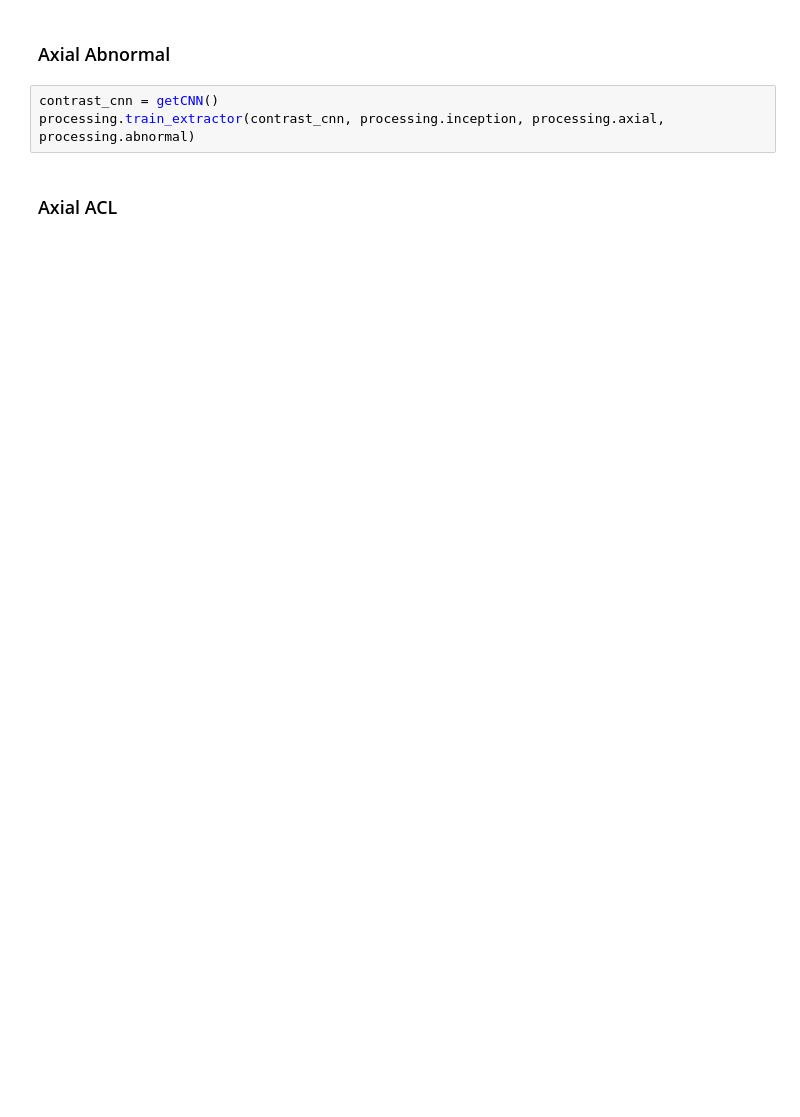
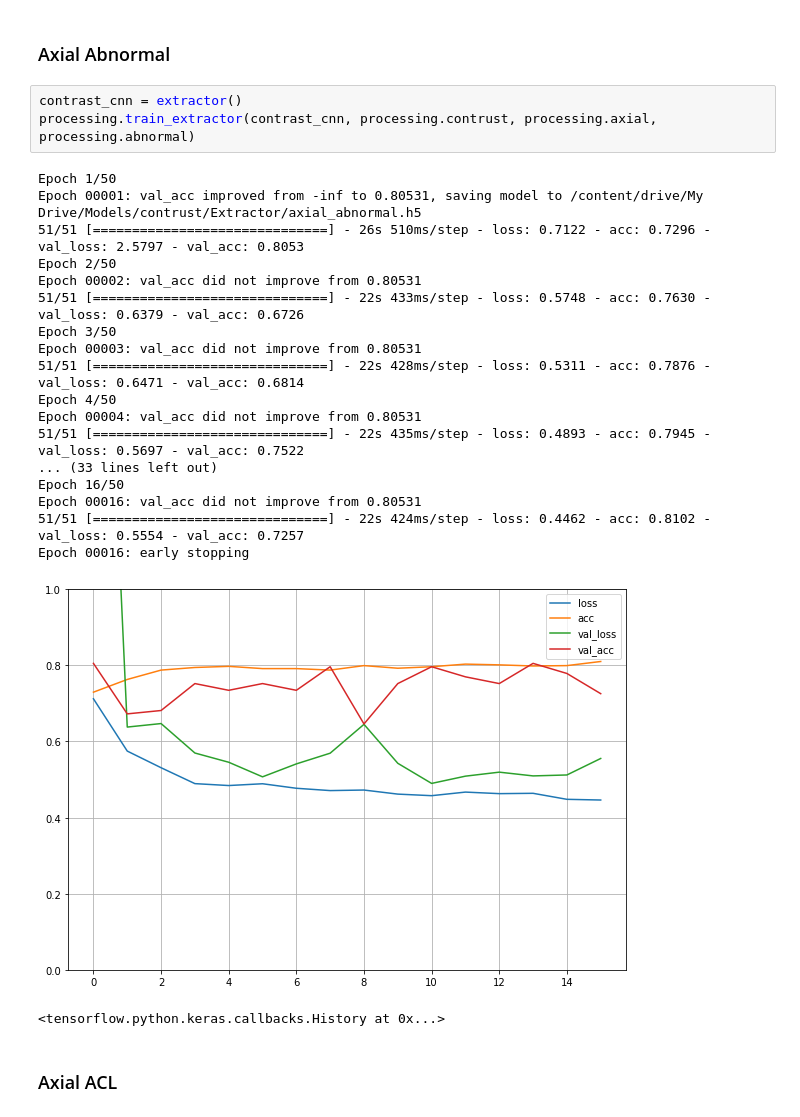
Before and after one commit to Jamaleldin/MRNET-for-Knee-Diagnosis, a Jupyter notebook: MRI_Contrast.ipynb, the cells around one changed output. Drawn from its saved outputs; the diff is of its cells as text; blank space fills up the shorter version.

```diff
--- a/MRI_Contrast.ipynb
+++ b/MRI_Contrast.ipynb
@@ -98,8 +200,28 @@ processing.train_extractor(contrast_cnn, processing.inception, processing.sagitt
 # %% [markdown]
 ### Axial Abnormal
 # %%
-contrast_cnn = getCNN()
-processing.train_extractor(contrast_cnn, processing.inception, processing.axial, processing.abnormal)
+contrast_cnn = extractor()
+processing.train_extractor(contrast_cnn, processing.contrust, processing.axial, processing.abnormal)
+# %% [output]
+Epoch 1/50
+Epoch 00001: val_acc improved from -inf to 0.80531, saving model to /content/drive/My Drive/Models/contrust/Extractor/axial_abnormal.h5
+51/51 [==============================] - 26s 510ms/step - loss: 0.7122 - acc: 0.7296 - val_loss: 2.5797 - val_acc: 0.8053
+Epoch 2/50
+Epoch 00002: val_acc did not improve from 0.80531
+51/51 [==============================] - 22s 433ms/step - loss: 0.5748 - acc: 0.7630 - val_loss: 0.6379 - val_acc: 0.6726
+Epoch 3/50
+Epoch 00003: val_acc did not improve from 0.80531
+51/51 [==============================] - 22s 428ms/step - loss: 0.5311 - acc: 0.7876 - val_loss: 0.6471 - val_acc: 0.6814
+Epoch 4/50
+Epoch 00004: val_acc did not improve from 0.80531
+51/51 [==============================] - 22s 435ms/step - loss: 0.4893 - acc: 0.7945 - val_loss: 0.5697 - val_acc: 0.7522
+... (33 lines left out)
+Epoch 16/50
+Epoch 00016: val_acc did not improve from 0.80531
+51/51 [==============================] - 22s 424ms/step - loss: 0.4462 - acc: 0.8102 - val_loss: 0.5554 - val_acc: 0.7257
+Epoch 00016: early stopping
+[figure, added]
+<tensorflow.python.keras.callbacks.History at 0x...>
 # %% [markdown]
 ### Axial ACL
 # %%
```
Also changed, not shown: parts of 40 cells of this notebook, 1 other file.
